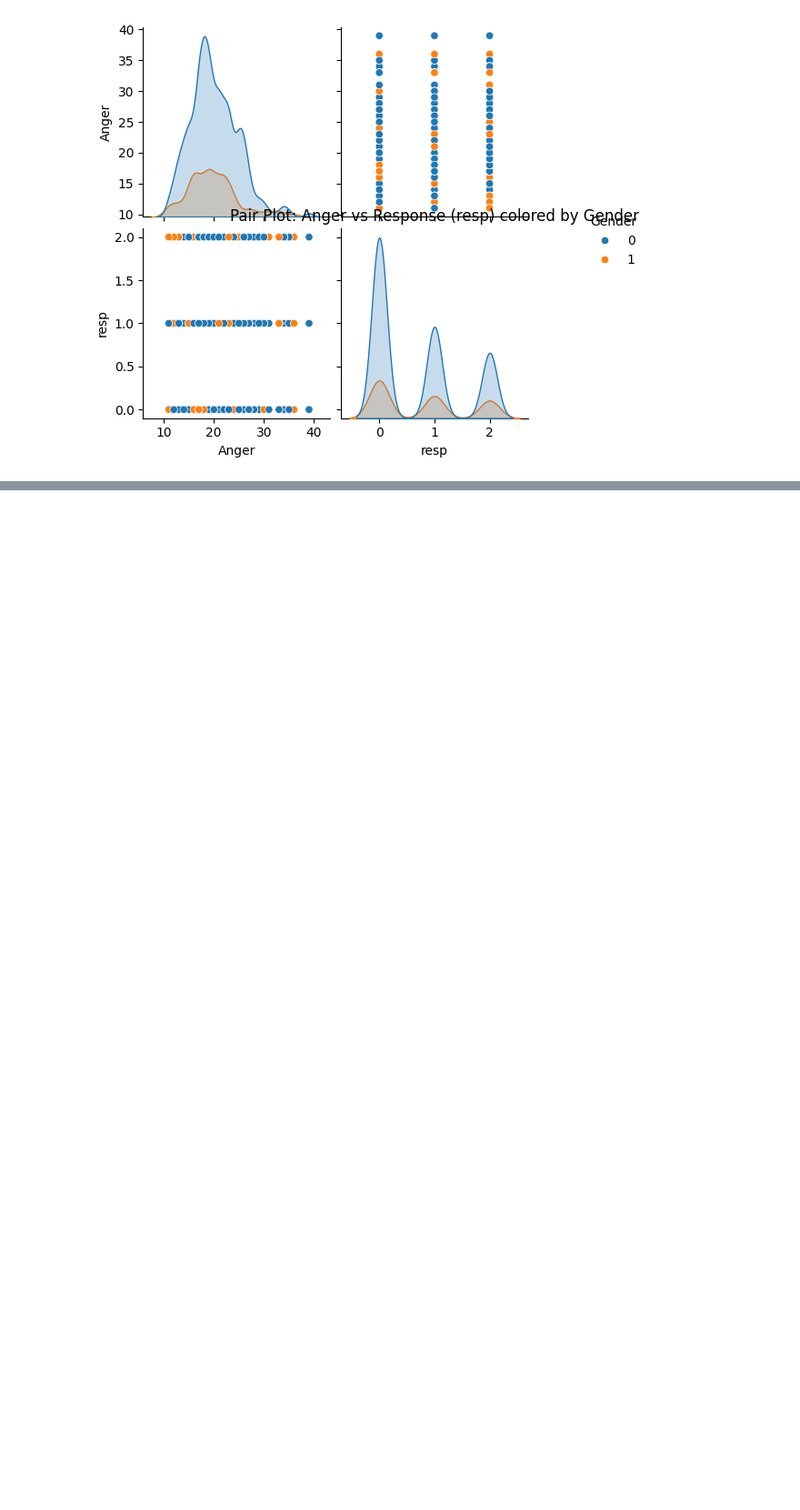
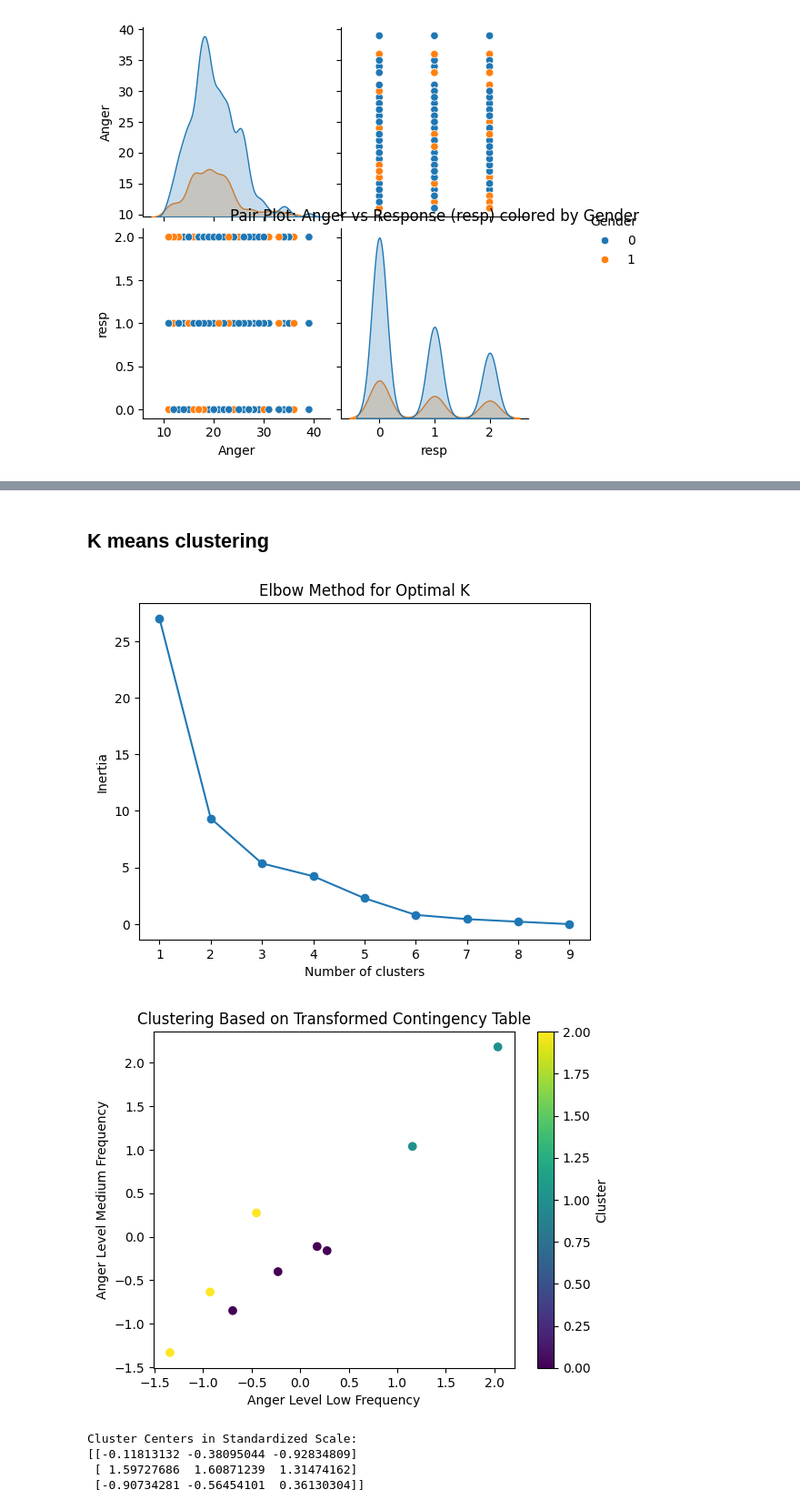
Before and after one commit to SidNegi/EDA_Assignment-, a Jupyter notebook: eda_theory.ipynb, the cells around one changed output, grey strips where cells are left out. Shown at 91% size. Cells and saved outputs as stored; diff of their text form; code cells hidden in the pictures; blank space fills up the shorter version.

```diff
--- a/eda_theory.ipynb
+++ b/eda_theory.ipynb
@@ -573,0 +709,45 @@ plt.show()
+# %% [markdown]
+## K means clustering
+# %%
+# Elbow method to find the optimal number of clusters
+inertia = []
+max_clusters = min(10, len(clustering_data_scaled))  # Ensure we do not exceed number of samples
+
+for k in range(1, max_clusters + 1):
+    kmeans = KMeans(n_clusters=k, random_state=0)
+    kmeans.fit(clustering_data_scaled)
+    inertia.append(kmeans.inertia_)
+
+# Plot the elbow method
+plt.plot(range(1, max_clusters + 1), inertia, marker='o')
+plt.xlabel('Number of clusters')
+plt.ylabel('Inertia')
+plt.title('Elbow Method for Optimal K')
+plt.show()
+
+# Set optimal K from elbow plot (e.g., based on visual inspection)
+optimal_k = 3  # Adjust based on elbow plot
+kmeans = KMeans(n_clusters=optimal_k, random_state=0)
+clusters = kmeans.fit_predict(clustering_data_scaled)
+
+# Add clusters to the transformed table and visualize
+table_3d['Cluster'] = clusters
+
+# Visualize clusters in 2D plot using the first two features
+plt.scatter(clustering_data_scaled[:, 0], clustering_data_scaled[:, 1], c=clusters, cmap='viridis')
+plt.title('Clustering Based on Transformed Contingency Table')
+plt.xlabel('Anger Level Low Frequency')
+plt.ylabel('Anger Level Medium Frequency')
+plt.colorbar(label='Cluster')
+plt.show()
+
+# Display cluster centers
+print("Cluster Centers in Standardized Scale:")
+print(kmeans.cluster_centers_)
+# %% [output]
+[figure, added]
+[figure, added]
+Cluster Centers in Standardized Scale:
+[[-0.11813132 -0.38095044 -0.92834809]
+ [ 1.59727686  1.60871239  1.31474162]
+ [-0.90734281 -0.56454101  0.36130304]]
```
Also changed, not shown: parts of 12 cells of this notebook.
